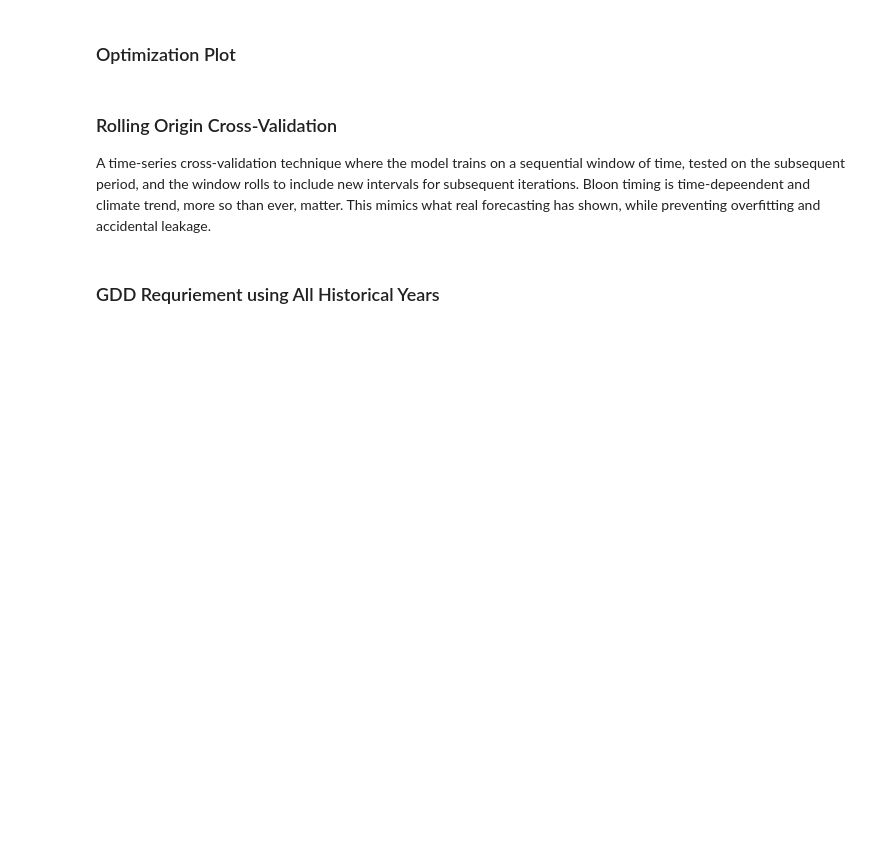
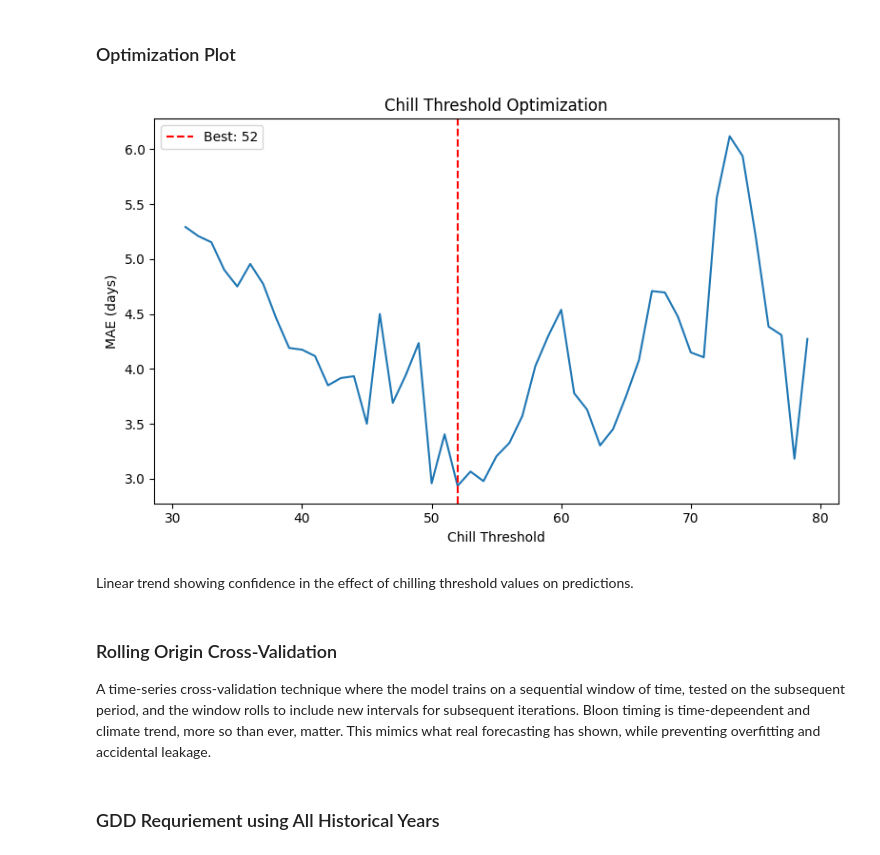
Before and after one commit to joe-ledford-04/WSA-Petals-and-Probabilities-2026-Team-Data-United-, a Jupyter notebook: kyoto_model.ipynb, the cells around one changed output. Drawn from its saved outputs; the diff is of its cells as text; code cells hidden in the pictures; blank space fills up the shorter version.

```diff
--- a/kyoto_model.ipynb
+++ b/kyoto_model.ipynb
@@ -174,9 +180,14 @@ def evaluate_threshold(temps, bloom_df, chill_threshold):
 ## Grid Search for Optimal Chill Threshold
 Estimating chill threshold using GDD multiplier gird. Without grid search, the GDD requirment would just be the mean heat accumulation, which makes the GDD requirment fixed.
 # %%
+# Set range from diagnostic: adjust if your distribution looks different
+chill_min = max(5,  int(chill_df['chill_days'].quantile(0.10)))
+chill_max =        int(chill_df['chill_days'].quantile(0.90))
+print(f"Grid search range: {chill_min} – {chill_max} chill days")
+
 results = []
 
-for t in range(40, 120):
+for t in range(chill_min, chill_max + 1):
     mae, r2, GDD_req = evaluate_threshold(temps, bloom, t)
 
     if mae is None:
@@ -186,10 +197,19 @@ for t in range(40, 120):
 
 results_df = pd.DataFrame(
     results,
-    columns=["chill_threshold", "mae", "r2", "GDD_requirement"]
+    columns=['chill_threshold', 'mae', 'r2', 'GDD_requirement']
 )
 
-best_row = results_df.loc[results_df["mae"].idxmin()]
+best_row = results_df.loc[results_df['mae'].idxmin()]
+print("\nBest result:")
+print(best_row)
 
-print(best_row)
+print(f"\nYears with predictions at best threshold: ", end="")
+best_threshold = int(best_row['chill_threshold'])
+best_GDD       = best_row['GDD_requirement']
+n_preds = sum(
+    simulate_bloom_year(temps, y, best_threshold, best_GDD) is not None
+    for y in bloom['year']
+)
+print(f"{n_preds} / {len(bloom)}")
 # %% [output]
@@ -226,15 +261,18 @@ print("Final R²:", r2_score(actuals, predictions))
 ### Optimization Plot
 # %%
 plt.figure(figsize=(8, 5))
-
-plt.plot(results_df["chill_threshold"], results_df["mae"])
-
-plt.xlabel("Chill Threshold")
-plt.ylabel("MAE")
-plt.title("Chill Threshold Optimization")
-
+plt.plot(results_df['chill_threshold'], results_df['mae'])
+plt.axvline(best_threshold, color='red', linestyle='--', label=f'Best: {best_threshold}')
+plt.xlabel('Chill Threshold')
+plt.ylabel('MAE (days)')
+plt.title('Chill Threshold Optimization')
+plt.legend()
 plt.tight_layout()
 plt.show()
+# %% [output]
+[figure, added]
+# %% [markdown]
+Linear trend showing confidence in the effect of chilling threshold values on predictions.
 # %% [markdown]
 ### Rolling Origin Cross-Validation
 A time-series cross-validation technique where the model trains on a sequential window of time, tested on the subsequent period, and the window rolls to include new intervals for subsequent iterations. Bloon timing is time-depeendent and climate trend, more so than ever, matter. This mimics what real forecasting has shown, while preventing overfitting and accidental leakage.
```
Also changed, not shown: parts of 22 cells of this notebook, 9 other files.
